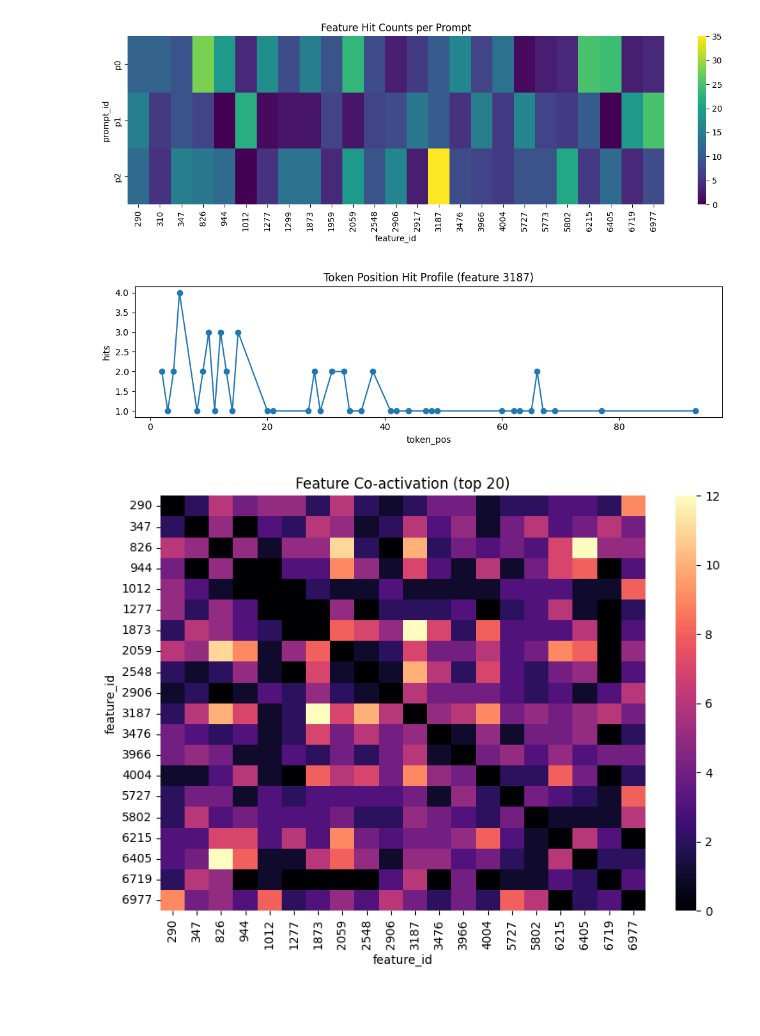
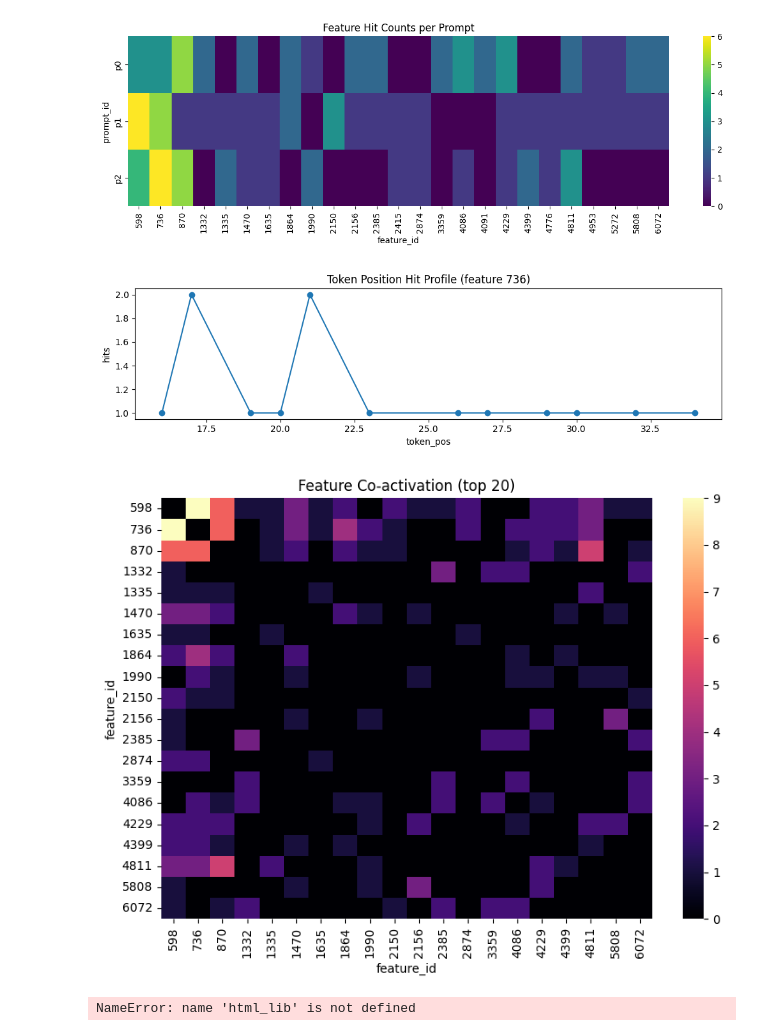
Before and after one commit to miles-markey/sae_trainer, a Jupyter notebook: notebooks/sae_inference.ipynb, the cells around one changed output. Cells and saved outputs as stored; diff of their text form; code cells hidden in the pictures; blank space fills up the shorter version.

```diff
--- a/notebooks/sae_inference.ipynb
+++ b/notebooks/sae_inference.ipynb
@@ -22,7 +23,7 @@ tokenizer = AutoTokenizer.from_pretrained(model_name)
 llm = AutoModelForCausalLM.from_pretrained(model_name).to(device).eval()
 
 # Load SAE checkpoint — pick whichever layer you want to analyse (3, 6, 9, or 11)
-ckpt = torch.load("sae_gpt2_layer9.pt", map_location=device)
+ckpt = torch.load("sae_gpt2_layer3.pt", map_location=device)
 sae = SparseAutoencoder(d_in=ckpt["d_in"], d_latent=ckpt["d_latent"], normalize_decoder=True).to(device)
 sae.load_state_dict(ckpt["model_state"])
 sae.eval()
@@ -29,10 +35,10 @@ sae.eval()
 # %%
 # 4) Tracer config — layer_idx MUST match the checkpoint loaded above
 cfg = TraceConfig(
-    layer_idx=9,
+    layer_idx=3,
     topk_per_token=8,
     min_activation=0.01,
-    max_new_tokens=80,
+    max_new_tokens=10,
     do_sample=True,
     temperature=0.7,
 )
@@ -135,48 +124,12 @@ plt.show()
 # %%
-# 3) Prompt x feature heatmap (counts)
-top_features = df["feature_id"].value_counts().head(25).index
-heat = (df[df["feature_id"].isin(top_features)]
-        .pivot_table(index="prompt_id", columns="feature_id", values="activation", aggfunc="count", fill_value=0))
-plt.figure(figsize=(12,4))
-sns.heatmap(heat, cmap="viridis")
-plt.title("Feature Hit Counts per Prompt")
-plt.xlabel("feature_id")
-plt.ylabel("prompt_id")
-plt.tight_layout()
-plt.show()
+prompt_x_feature_heatmap(tracer)
 # %% [output]
-[figure, old version]
+[figure, new version]
 # %%
-# 4) Token position profile for one feature
-feature_id = int(df["feature_id"].value_counts().index[0])  # pick most frequent
-sub = df[df["feature_id"] == feature_id]
-pos_counts = sub["token_pos"].value_counts().sort_index()
-
-plt.figure(figsize=(10,3))
-plt.plot(pos_counts.index, pos_counts.values, marker="o")
-plt.title(f"Token Position Hit Profile (feature {feature_id})")
-plt.xlabel("token_pos")
-plt.ylabel("hits")
-plt.tight_layout()
-plt.show()
+feature_token_position_profile(tracer)
 # %% [output]
-[figure, old version]
+[figure, new version]
 # %%
-# 5) Co-activation matrix on top features (same prompt_id + token_pos)
-top_m = 20
-top_feats = df["feature_id"].value_counts().head(top_m).index.tolist()
-
-pairs = df[df["feature_id"].isin(top_feats)][["prompt_id","token_pos","feature_id"]].drop_duplicates()
-mat = pd.crosstab(index=[pairs["prompt_id"], pairs["token_pos"]], columns=pairs["feature_id"]).astype(float)
-co = mat.T @ mat  # co-occurrence counts
-np.fill_diagonal(co.values, 0)
-
-plt.figure(figsize=(8,6))
-sns.heatmap(co, cmap="magma")
-plt.title(f"Feature Co-activation (top {top_m})")
-plt.xlabel("feature_id")
-plt.ylabel("feature_id")
-plt.tight_layout()
-plt.show()
+top_m_feature_coactivation(tracer)
 # %% [output]
-[figure, old version]
+[figure, new version]
@@ -290,5 +136,7 @@ def render_feature_card(
 # %%
-# Render feature cards for the top N features
+# Render cards for top 5 features across all tokens (no filter)
 top = tracer.top_features(5)
 for fid in top["feature_id"]:
-    render_feature_card(int(fid), tracer, top_n=8, window=8)
+    render_feature_card(int(fid), tracer)
+# %% [output]
+NameError: name 'html_lib' is not defined
```
Also changed, not shown: parts of 17 cells of this notebook, 3 other files.
